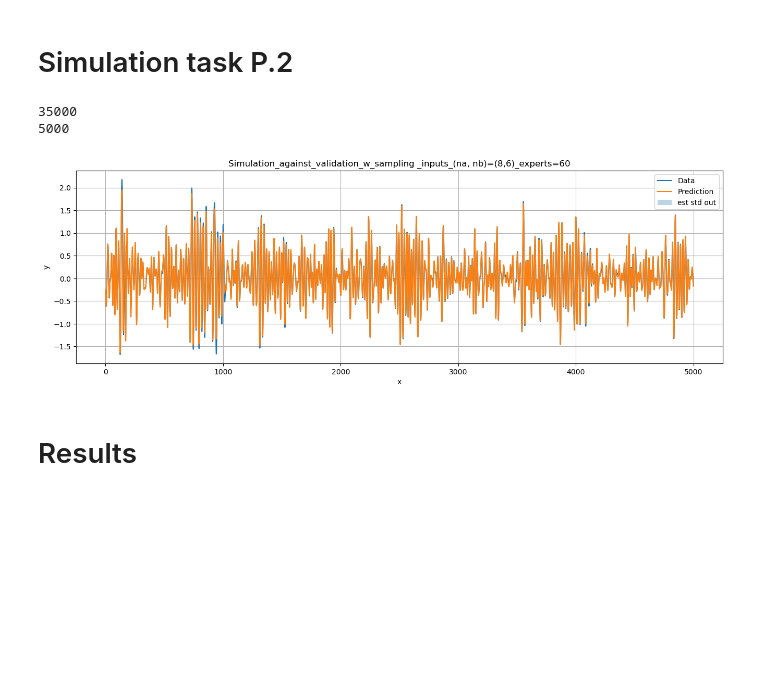
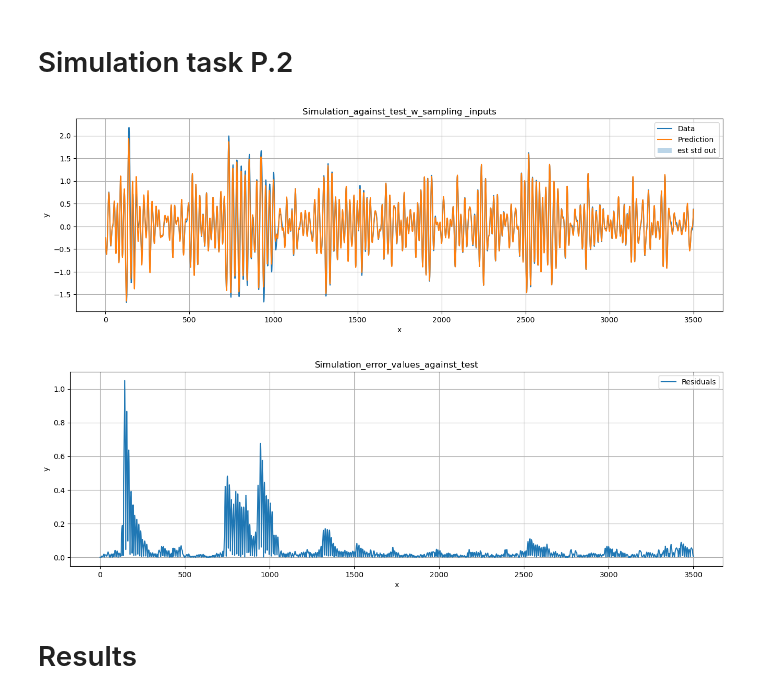
Before and after one commit to Nitin345614/ML4SC-Design-Assignment-G20, a Jupyter notebook: GP-submission.ipynb, the cells around one changed output. Saved outputs shown, nothing was run; the diff lists cells and outputs as text; code cells hidden in the pictures; blank space fills up the shorter version.

Commit message:
Added residuals graph

```diff
--- a/GP-submission.ipynb
+++ b/GP-submission.ipynb
@@ -4,7 +4,7 @@
 from matplotlib import pyplot as plt # plotting
 import math
 import sklearn
-np.random.seed(101)
+
 from sklearn.gaussian_process import GaussianProcessRegressor
 from sklearn.gaussian_process import kernels
 from sklearn.preprocessing import StandardScaler
@@ -18,20 +18,21 @@ import numpy as np
 import gymnasium as gym
 import gym_unbalanced_disk, time
 
+np.random.seed(101)
+
 
 def rbf(x1,x2,width):
     return np.exp(-0.5* (x1-x2)**2/width)
 
-def demonstrate(full_range,y1,f,var,indices,name):
+def demonstrate(full_range,y1,label,name):
     plt.figure(figsize=(16,4.8))
     plt.title(name)
-    plt.plot(full_range,y1,label="Data",marker=".")
-    plt.plot(full_range[indices],f,label="Prediction")
-    plt.fill_between(full_range[indices],f+var,f-var,alpha=0.3,label='est std out')
+    plt.plot(full_range,y1,label=label)
     plt.xlabel('x')
     plt.ylabel('y')
     plt.legend()
     plt.grid()
+    plt.savefig(f'{name}.png')
     plt.show()
     return
 
@@ -453,12 +454,15 @@ np.savez('BCM-hidden-test-simulation-example-submission-file.npz', th=th_test_si
 # %%
-print(len(th_train))
-print(len(full_range[:V]))
+#print(len(th_train))
+#print(len(full_range[:V]))
 
-demonstrate_alternate(full_range[:5000], th_test_target[:], th_test_sim_target[:], var_test_sim_target[:], f"Simulation_against_validation_w_sampling _inputs_(na, nb)=({na},{nb})_experts={p_bcm}")
+end = 3500
+
+#demonstrate_alternate(full_range[:3500], th_test_target[:3500], th_test_sim_target[:3500], var_test_sim_target[:3500], f"Simulation_against_test_w_sampling _inputs_(na, nb)=({na},{nb})_experts={p_bcm}")
+demonstrate_alternate(full_range[:end], th_test_target[:end], th_test_sim_target[:end], var_test_sim_target[:end], f"Simulation_against_test_w_sampling _inputs")
+demonstrate(full_range[:end], np.abs(th_test_target[:end] - th_test_sim_target[:end]), "Residuals", f"Simulation_error_values_against_test")
 # %% [output]
-35000
-5000
-[figure, old version]
+[figure, new version]
+[figure, added]
 # %% [markdown]
 # Results
 # %%
```
Also changed, not shown: parts of 2 cells of this notebook, 4 other files.
